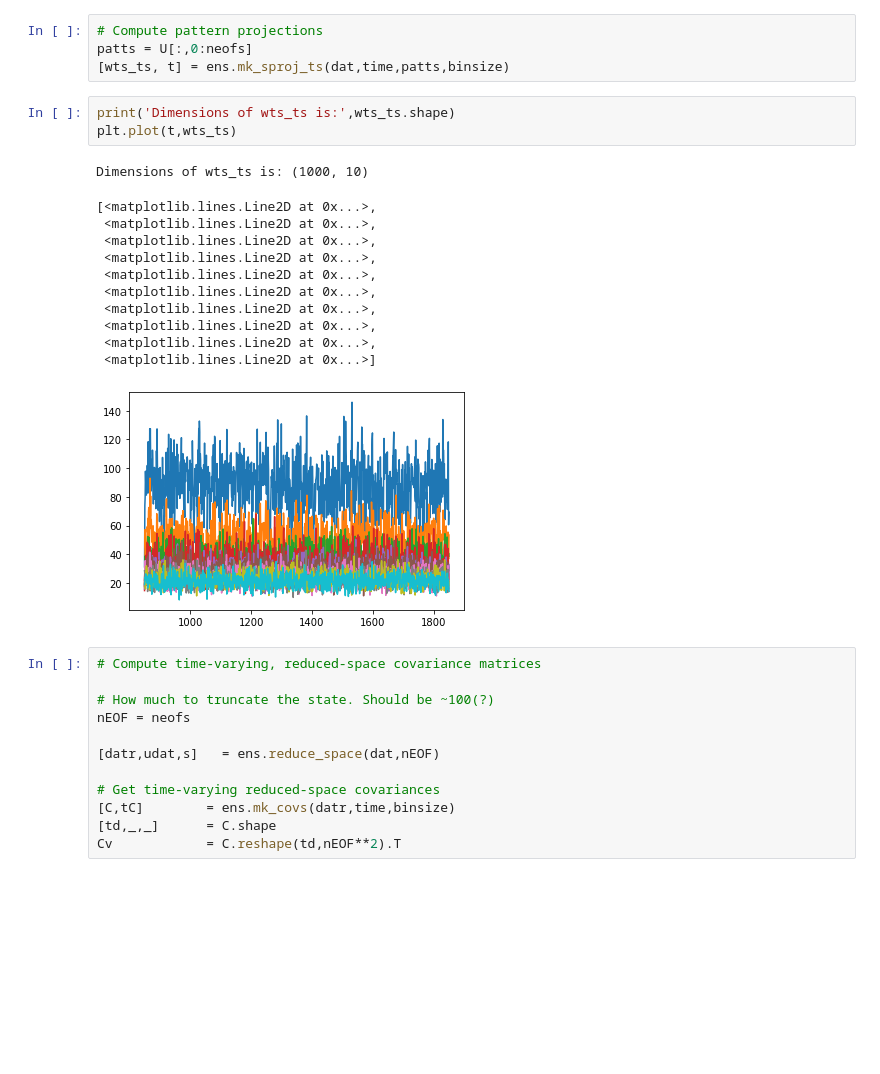
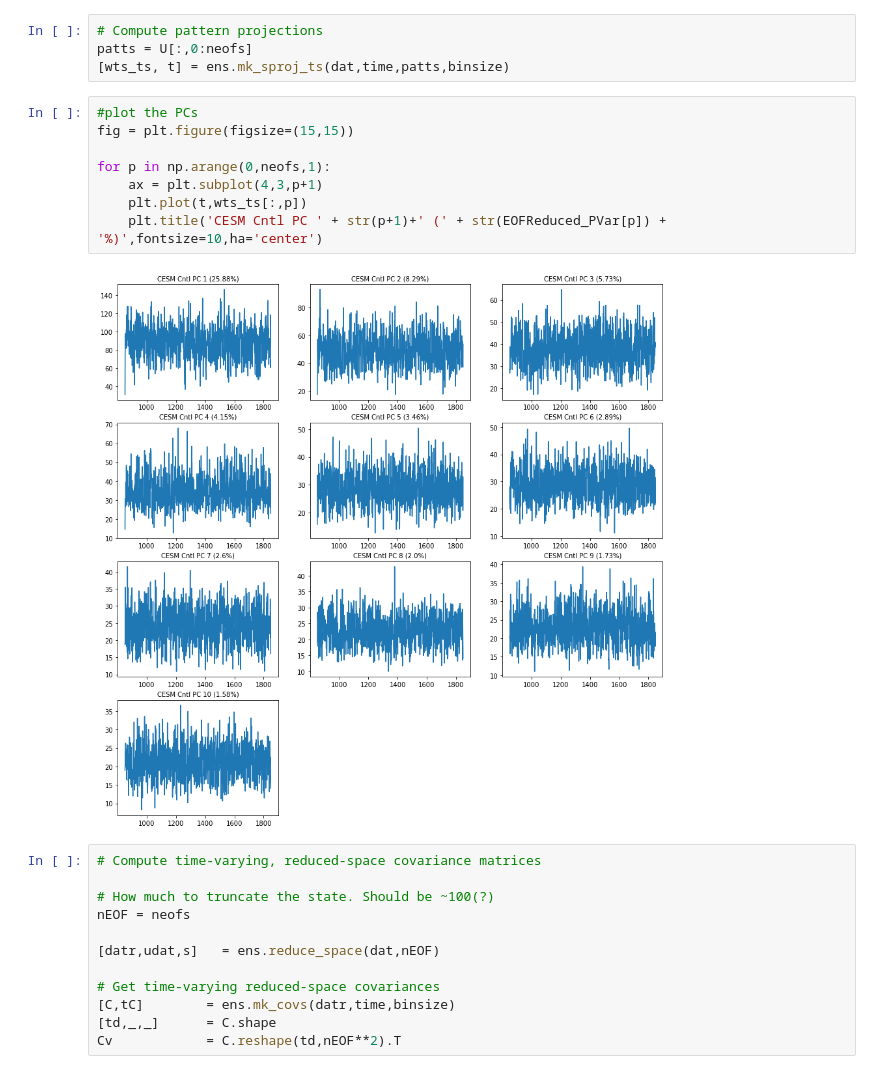
Before and after one commit to amrhein/SEOFs, a Jupyter notebook: cesm_lme_TS_load_normalize.ipynb, the cells around one changed output. Cells and saved outputs as stored; diff of their text form; blank space fills up the shorter version.

Commit message:
Made a few minor changes to cesm load and plot code

```diff
--- a/cesm_lme_TS_load_normalize.ipynb
+++ b/cesm_lme_TS_load_normalize.ipynb
@@ -215,22 +215,16 @@ binsize = 1
 # Compute pattern projections
 patts = U[:,0:neofs]
 [wts_ts, t] = ens.mk_sproj_ts(dat,time,patts,binsize)
-# %%
-print('Dimensions of wts_ts is:',wts_ts.shape)
-plt.plot(t,wts_ts)
-# %% [output]
-Dimensions of wts_ts is: (1000, 10)
-[<matplotlib.lines.Line2D at 0x...>,
- <matplotlib.lines.Line2D at 0x...>,
- <matplotlib.lines.Line2D at 0x...>,
- <matplotlib.lines.Line2D at 0x...>,
- <matplotlib.lines.Line2D at 0x...>,
- <matplotlib.lines.Line2D at 0x...>,
- <matplotlib.lines.Line2D at 0x...>,
- <matplotlib.lines.Line2D at 0x...>,
- <matplotlib.lines.Line2D at 0x...>,
- <matplotlib.lines.Line2D at 0x...>]
-[figure, removed]
+# %%
+#plot the PCs
+fig = plt.figure(figsize=(15,15))
+
+for p in np.arange(0,neofs,1):
+    ax = plt.subplot(4,3,p+1)
+    plt.plot(t,wts_ts[:,p])
+    plt.title('CESM Cntl PC ' + str(p+1)+' (' + str(EOFReduced_PVar[p]) + '%)',fontsize=10,ha='center')
+# %% [output]
+[figure, added]
 # %%
 # Compute time-varying, reduced-space covariance matrices
 
```
Also changed, not shown: parts of 1 cell of this notebook.
